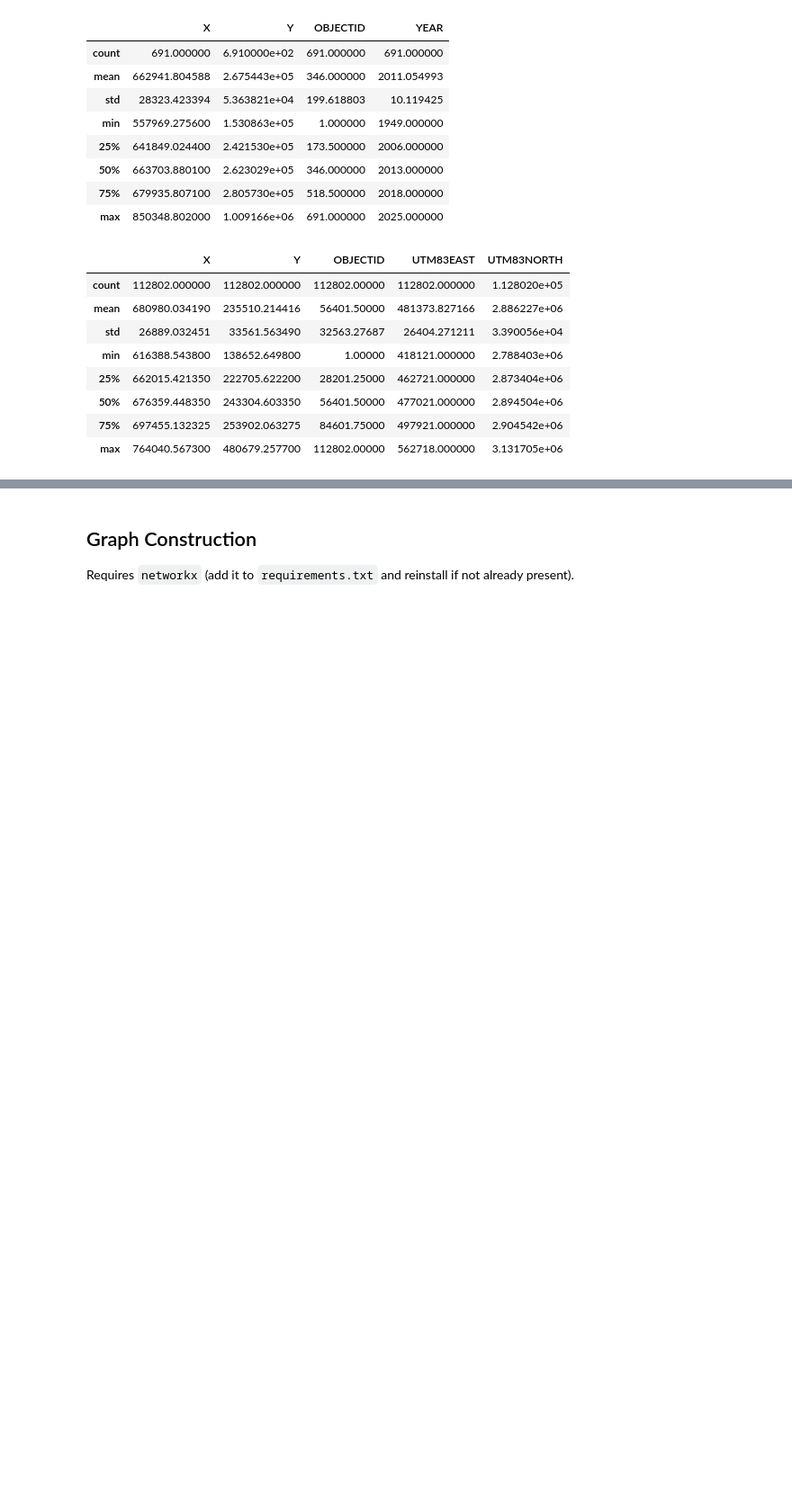
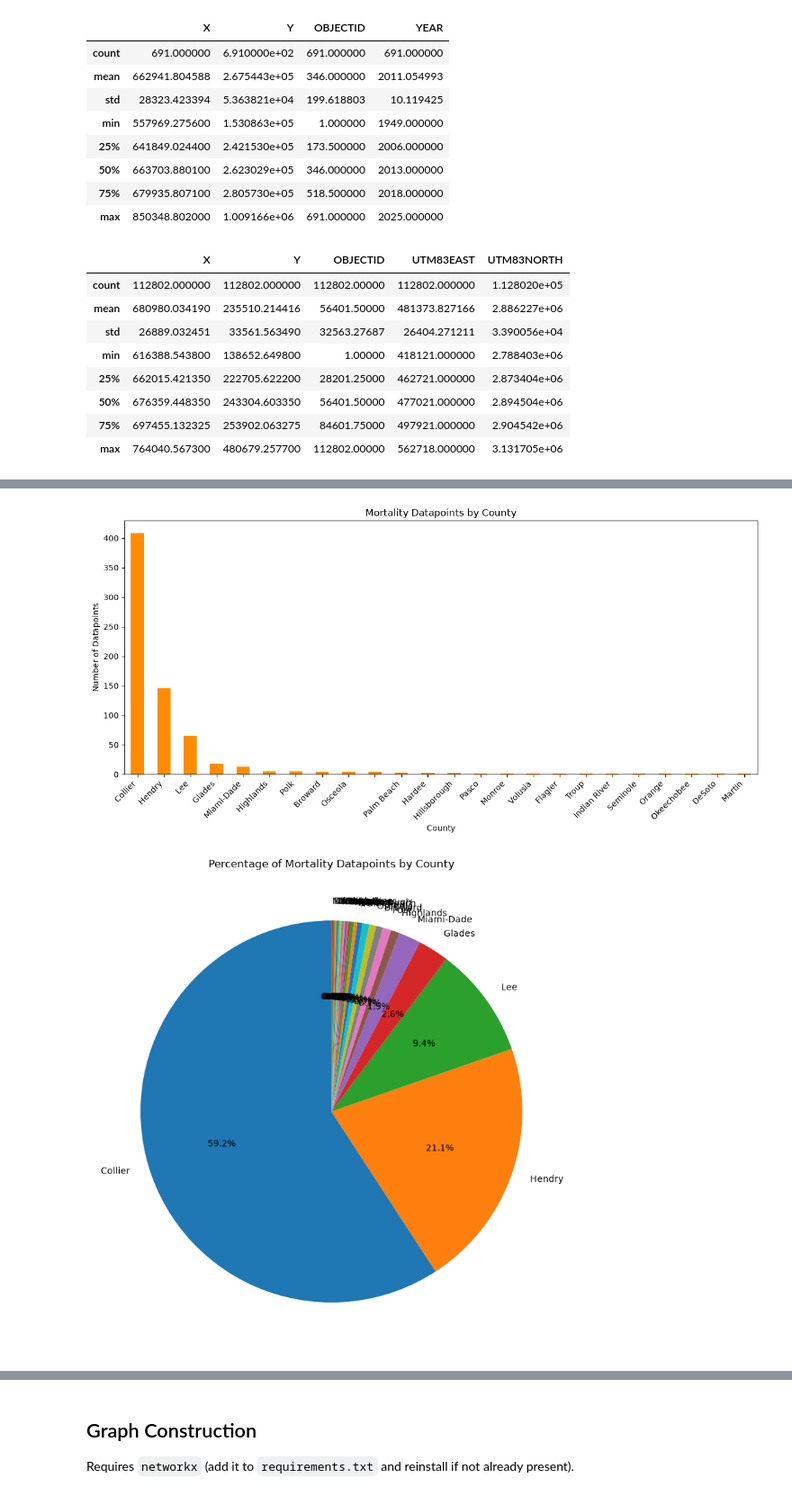
Before and after one commit to JerRMartin/Graph-Based-Risk-Mapping, a Jupyter notebook: notebooks/notebook.ipynb, the cells around one changed output, grey strips where cells are left out. Shown at 90% size. Saved outputs shown, nothing was run; the diff lists cells and outputs as text; code cells hidden in the pictures; blank space fills up the shorter version.

```diff
--- a/notebooks/notebook.ipynb
+++ b/notebooks/notebook.ipynb
@@ -99,0 +160,74 @@ telemetry.describe()
+# %%
+# Plot the number of telemetry and mortality datapoints by year
+def get_year(df):
+    year_col = next((c for c in df.columns if c.lower() == "year"), None)
+    if year_col:
+        return pd.to_numeric(df[year_col], errors="coerce")
+
+    date_col = next(
+        (c for c in df.columns if "date" in c.lower() or "time" in c.lower()),
+        None
+    )
+    if date_col:
+        return pd.to_datetime(df[date_col], errors="coerce").dt.year
+
+    raise ValueError("No year or date column found.")
+
+# Plot mortality datapoints by county
+mortality_by_county = (
+    mortality["COUNTY"]
+    .fillna("Unknown")
+    .value_counts()
+    .sort_values(ascending=False)
+)
+
+fig, ax = plt.subplots(figsize=(12, 6))
+
+mortality_by_county.plot(kind="bar", ax=ax, color="darkorange")
+ax.set_title("Mortality Datapoints by County")
+ax.set_xlabel("County")
+ax.set_ylabel("Number of Datapoints")
+
+ax.set_xticklabels(mortality_by_county.index, rotation=45, ha="right")
+plt.tight_layout()
+plt.show()
+
+fig, ax = plt.subplots(figsize=(8, 8))
+mortality_by_county.plot(
+    kind="pie",
+    ax=ax,
+    autopct="%1.1f%%",
+    startangle=90,
+    ylabel=""
+)
+ax.set_title("Percentage of Mortality Datapoints by County")
+plt.tight_layout()
+plt.show()
+
+combined_counties = ["Glades", "Lee", "Collier", "Hendry"]
+
+combined_count = mortality_by_county[
+    mortality_by_county.index.isin(combined_counties)
+].sum()
+
+combined_pie_data = mortality_by_county[
+    ~mortality_by_county.index.isin(combined_counties)
+].copy()
+
+combined_pie_data["Glades, Lee, Collier & Hendry"] = combined_count
+combined_pie_data = combined_pie_data.sort_values(ascending=False)
+
+fig, ax = plt.subplots(figsize=(8, 8))
+combined_pie_data.plot(
+    kind="pie",
+    ax=ax,
+    autopct="%1.1f%%",
+    startangle=90,
+    ylabel=""
+)
+ax.set_title("Mortality Datapoints by County Group")
+plt.tight_layout()
+plt.show()
+# %% [output]
+[figure, added]
+[figure, added]
```
Also changed, not shown: parts of 4 cells of this notebook, 6 other files.
